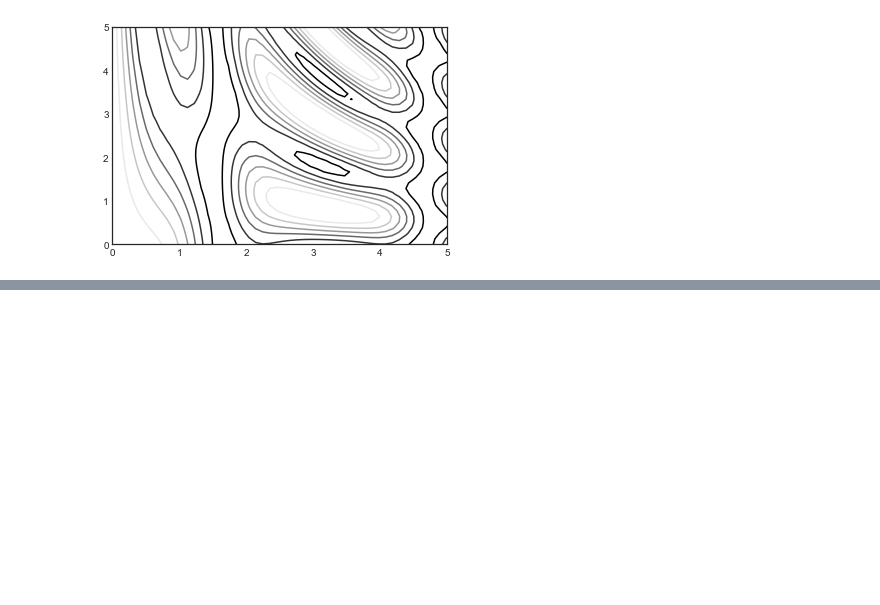
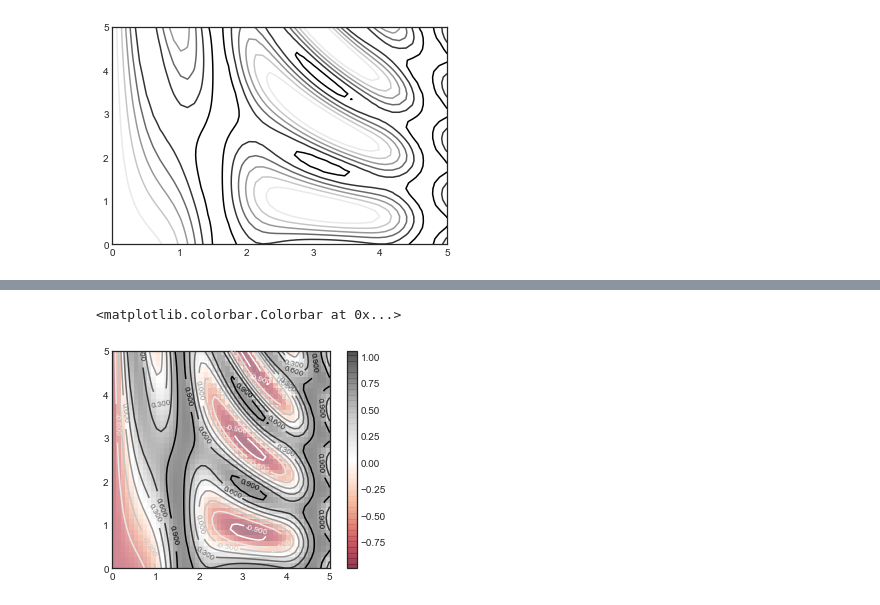
Before and after one commit to asa1525/Fking-ML, a Jupyter notebook: PyhtonDataScienceHandbook/4. Matplotlib.ipynb, the cells around one changed output, grey strips where cells are left out. Cells and saved outputs as stored; diff of their text form; code cells hidden in the pictures; blank space fills up the shorter version.

```diff
--- a/PyhtonDataScienceHandbook/4. Matplotlib.ipynb
+++ b/PyhtonDataScienceHandbook/4. Matplotlib.ipynb
@@ -339,0 +359,10 @@ plt.contour(X, Y, Z, color='black')
+# %%
+contours = plt.contour(X, Y, Z, color='black')
+plt.clabel(contours, inline=True, fontsize=8)
+
+plt.imshow(Z, extent=[0,5,0,5], origin='lower',
+          cmap = 'RdGy', alpha=0.5)
+plt.colorbar()
+# %% [output]
+<matplotlib.colorbar.Colorbar at 0x...>
+[figure, added]
```
Also changed, not shown: parts of 3 cells of this notebook.
